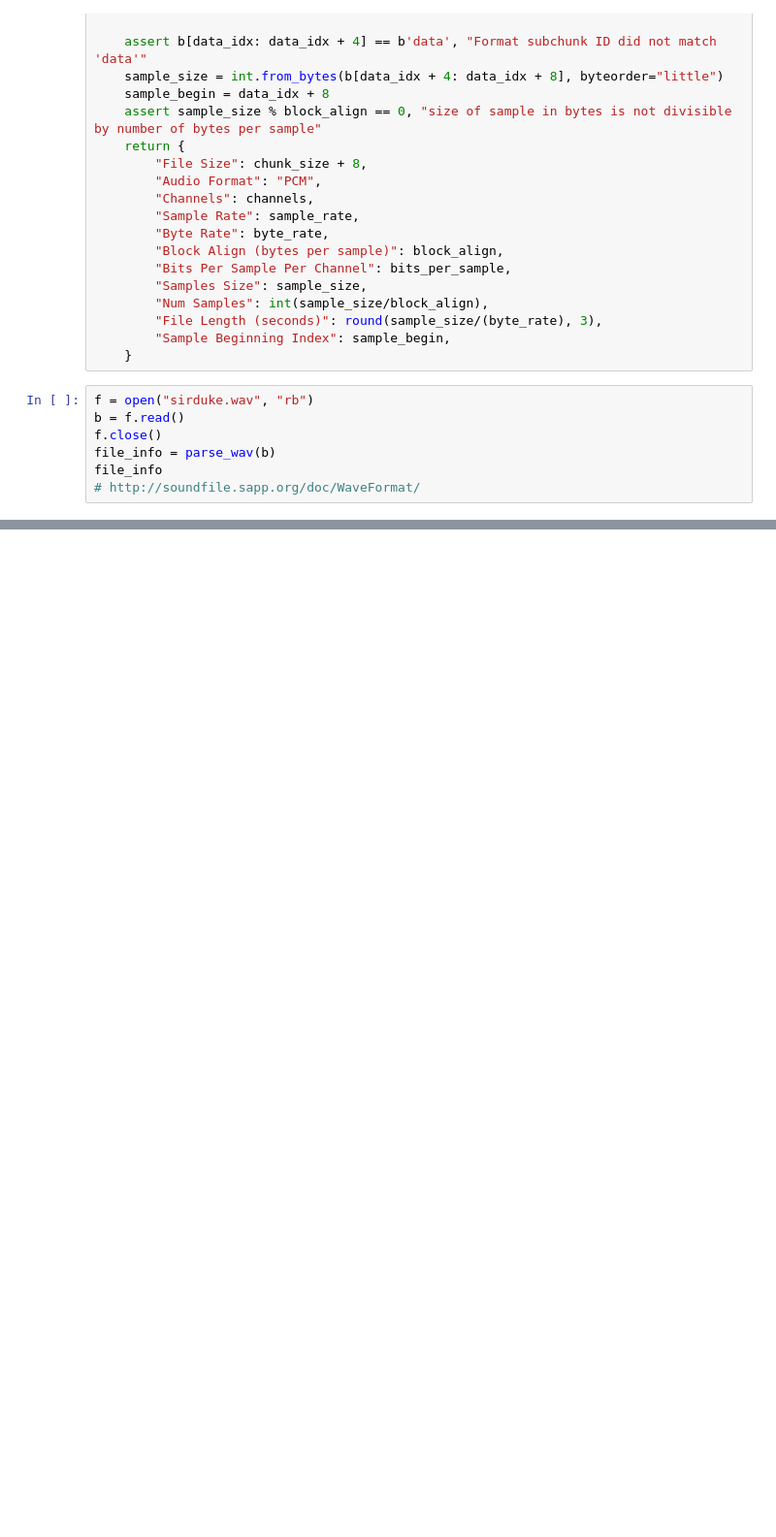
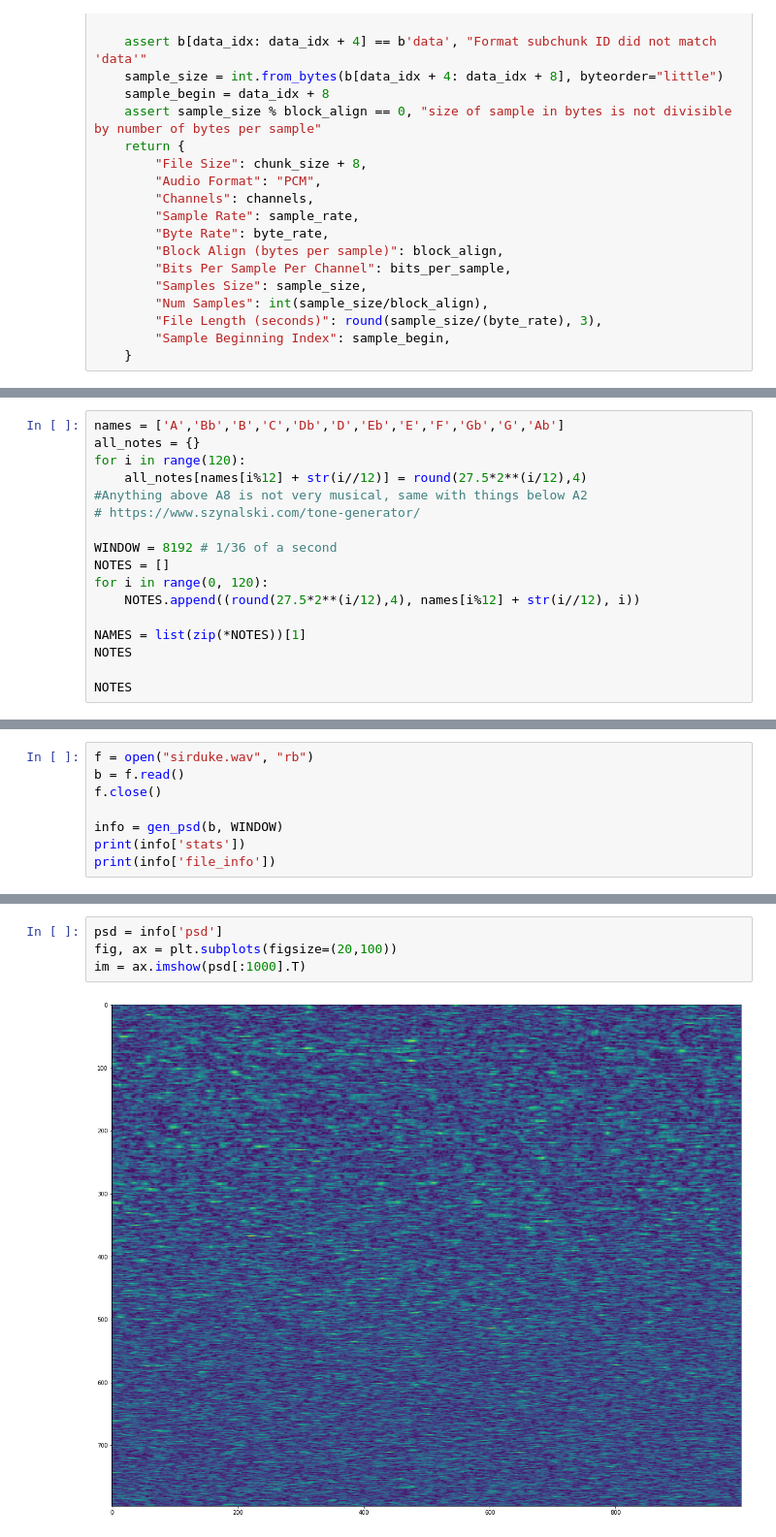
Before and after one commit to amanj120/wav_work, a Jupyter notebook: test.ipynb, the cells around one changed output, grey strips where cells are left out. Shown at 97% size. Cells and saved outputs as stored; diff of their text form; blank space fills up the shorter version.

```diff
--- a/test.ipynb
+++ b/test.ipynb
@@ -164,10 +110,3 @@ def parse_wav(b):
         "File Length (seconds)": round(sample_size/(byte_rate), 3),
         "Sample Beginning Index": sample_begin,
     }
-# %%
-f = open("sirduke.wav", "rb")
-b = f.read()
-f.close()
-file_info = parse_wav(b)
-file_info
-# http://soundfile.sapp.org/doc/WaveFormat/
@@ -251,0 +172,17 @@ plt.bar(Nk, gabor[8])
+# %%
+names = ['A','Bb','B','C','Db','D','Eb','E','F','Gb','G','Ab']
+all_notes = {}
+for i in range(120):
+    all_notes[names[i%12] + str(i//12)] = round(27.5*2**(i/12),4)
+#Anything above A8 is not very musical, same with things below A2
+# https://www.szynalski.com/tone-generator/
+
+WINDOW = 8192 # 1/36 of a second
+NOTES = []
+for i in range(0, 120):
+    NOTES.append((round(27.5*2**(i/12),4), names[i%12] + str(i//12), i))
+
+NAMES = list(zip(*NOTES))[1]
+NOTES
+
+NOTES
@@ -251,0 +240,8 @@ plt.bar(Nk, gabor[8])
+# %%
+f = open("sirduke.wav", "rb")
+b = f.read()
+f.close()
+
+info = gen_psd(b, WINDOW)
+print(info['stats'])
+print(info['file_info'])
@@ -251,0 +254,6 @@ plt.bar(Nk, gabor[8])
+# %%
+psd = info['psd']
+fig, ax = plt.subplots(figsize=(20,100))
+im = ax.imshow(psd[:1000].T)
+# %% [output]
+[figure, added]
```
Also changed, not shown: parts of 84 cells of this notebook, 11 other files.
